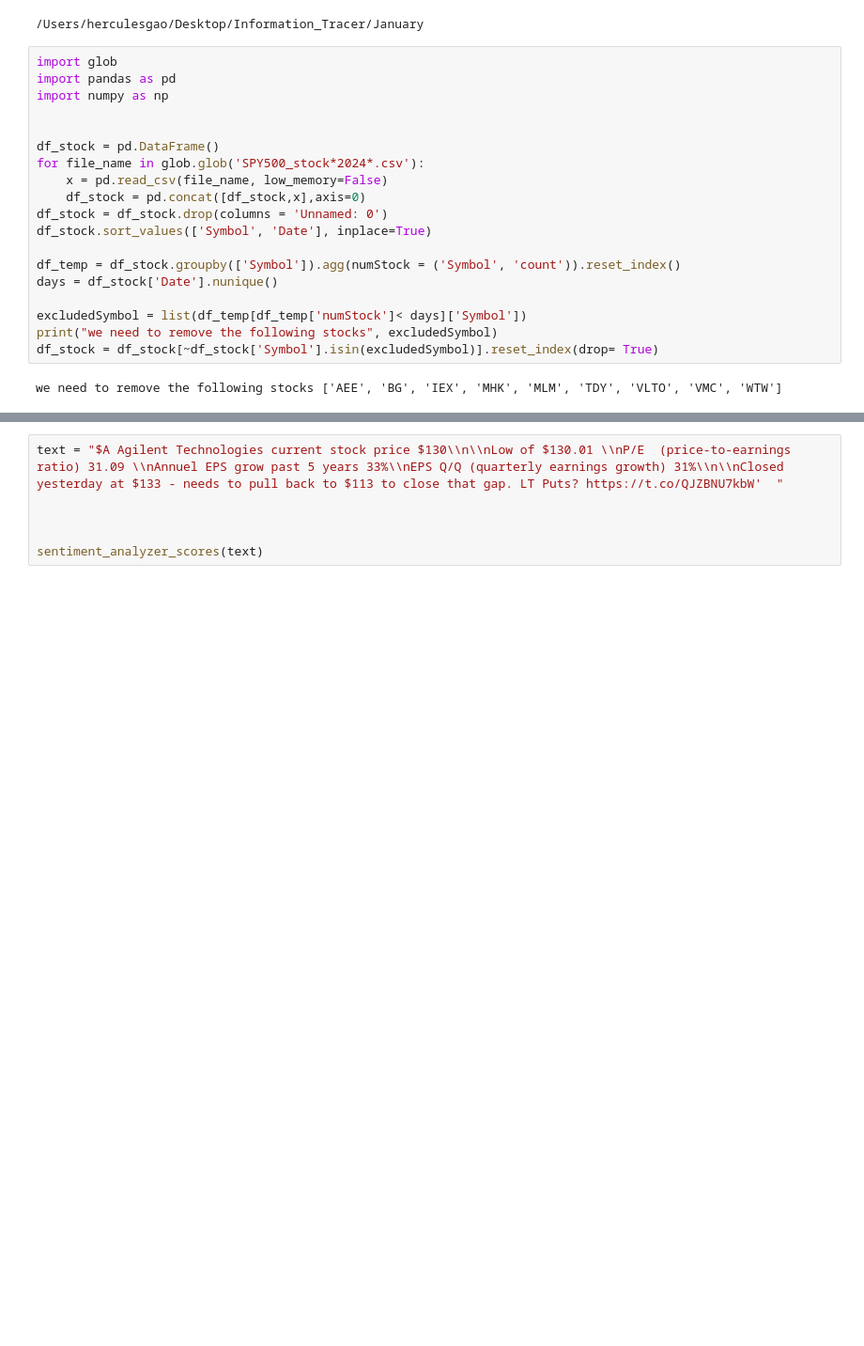
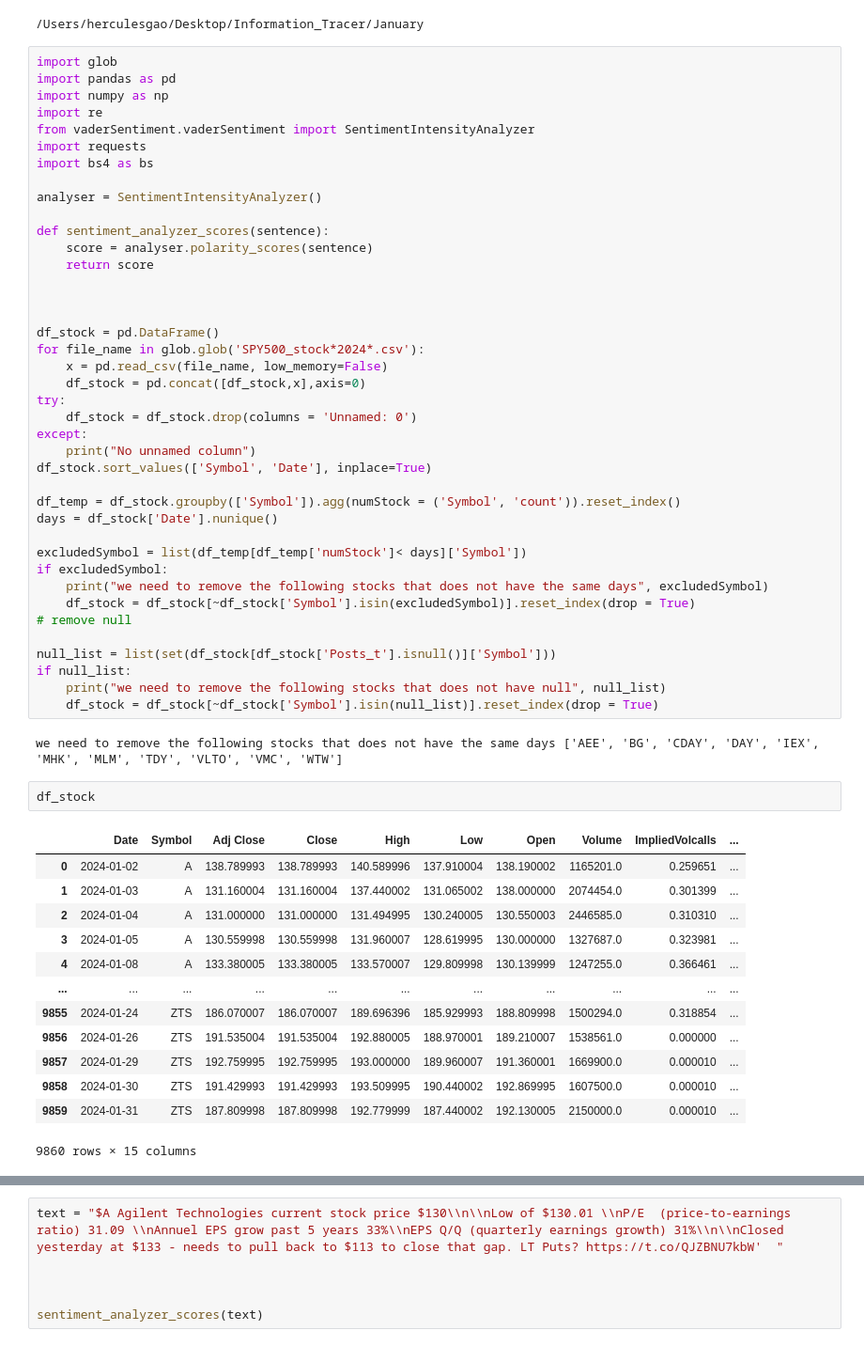
Before and after one commit to fahygao/Information_tracer, a Jupyter notebook: VADER_new_model.ipynb, the cells around one changed output, grey strips where cells are left out. Shown at 94% size. Cells and saved outputs as stored; diff of their text form; blank space fills up the shorter version.

```diff
--- a/VADER_new_model.ipynb
+++ b/VADER_new_model.ipynb
@@ -16,20 +16,57 @@ cd January
 import glob
 import pandas as pd
 import numpy as np
+import re
+from vaderSentiment.vaderSentiment import SentimentIntensityAnalyzer
+import requests
+import bs4 as bs
+
+analyser = SentimentIntensityAnalyzer()
+
+def sentiment_analyzer_scores(sentence):
+    score = analyser.polarity_scores(sentence)
+    return score
+
 
 
 df_stock = pd.DataFrame()
 for file_name in glob.glob('SPY500_stock*2024*.csv'):
     x = pd.read_csv(file_name, low_memory=False)
     df_stock = pd.concat([df_stock,x],axis=0)
-df_stock = df_stock.drop(columns = 'Unnamed: 0')
+try:
+    df_stock = df_stock.drop(columns = 'Unnamed: 0')
+except:
+    print("No unnamed column")
 df_stock.sort_values(['Symbol', 'Date'], inplace=True)
 
 df_temp = df_stock.groupby(['Symbol']).agg(numStock = ('Symbol', 'count')).reset_index()
 days = df_stock['Date'].nunique()
 
 excludedSymbol = list(df_temp[df_temp['numStock']< days]['Symbol'])
-print("we need to remove the following stocks", excludedSymbol)
-df_stock = df_stock[~df_stock['Symbol'].isin(excludedSymbol)].reset_index(drop= True)
+if excludedSymbol:
+    print("we need to remove the following stocks that does not have the same days", excludedSymbol)
+    df_stock = df_stock[~df_stock['Symbol'].isin(excludedSymbol)].reset_index(drop = True)
+# remove null
+
+null_list = list(set(df_stock[df_stock['Posts_t'].isnull()]['Symbol']))
+if null_list:
+    print("we need to remove the following stocks that does not have null", null_list)
+    df_stock = df_stock[~df_stock['Symbol'].isin(null_list)].reset_index(drop = True)
 # %% [output]
-we need to remove the following stocks ['AEE', 'BG', 'IEX', 'MHK', 'MLM', 'TDY', 'VLTO', 'VMC', 'WTW']
+we need to remove the following stocks that does not have the same days ['AEE', 'BG', 'CDAY', 'DAY', 'IEX', 'MHK', 'MLM', 'TDY', 'VLTO', 'VMC', 'WTW']
+# %%
+df_stock
+# %% [output]
+|  | Date | Symbol | Adj Close | Close | High | Low | Open | Volume | ImpliedVolcalls | ... |
+| 0 | 2024-01-02 | A | 138.789993 | 138.789993 | 140.589996 | 137.910004 | 138.190002 | 1165201.0 | 0.259651 | ... |
+| 1 | 2024-01-03 | A | 131.160004 | 131.160004 | 137.440002 | 131.065002 | 138.000000 | 2074454.0 | 0.301399 | ... |
+| 2 | 2024-01-04 | A | 131.000000 | 131.000000 | 131.494995 | 130.240005 | 130.550003 | 2446585.0 | 0.310310 | ... |
+| 3 | 2024-01-05 | A | 130.559998 | 130.559998 | 131.960007 | 128.619995 | 130.000000 | 1327687.0 | 0.323981 | ... |
+| 4 | 2024-01-08 | A | 133.380005 | 133.380005 | 133.570007 | 129.809998 | 130.139999 | 1247255.0 | 0.366461 | ... |
+| ... | ... | ... | ... | ... | ... | ... | ... | ... | ... | ... |
+| 9855 | 2024-01-24 | ZTS | 186.070007 | 186.070007 | 189.696396 | 185.929993 | 188.809998 | 1500294.0 | 0.318854 | ... |
+| 9856 | 2024-01-26 | ZTS | 191.535004 | 191.535004 | 192.880005 | 188.970001 | 189.210007 | 1538561.0 | 0.000000 | ... |
+| 9857 | 2024-01-29 | ZTS | 192.759995 | 192.759995 | 193.000000 | 189.960007 | 191.360001 | 1669900.0 | 0.000010 | ... |
+| 9858 | 2024-01-30 | ZTS | 191.429993 | 191.429993 | 193.509995 | 190.440002 | 192.869995 | 1607500.0 | 0.000010 | ... |
+| 9859 | 2024-01-31 | ZTS | 187.809998 | 187.809998 | 192.779999 | 187.440002 | 192.130005 | 2150000.0 | 0.000010 | ... |
+9860 rows × 15 columns
```
Also changed, not shown: parts of 31 cells of this notebook.
